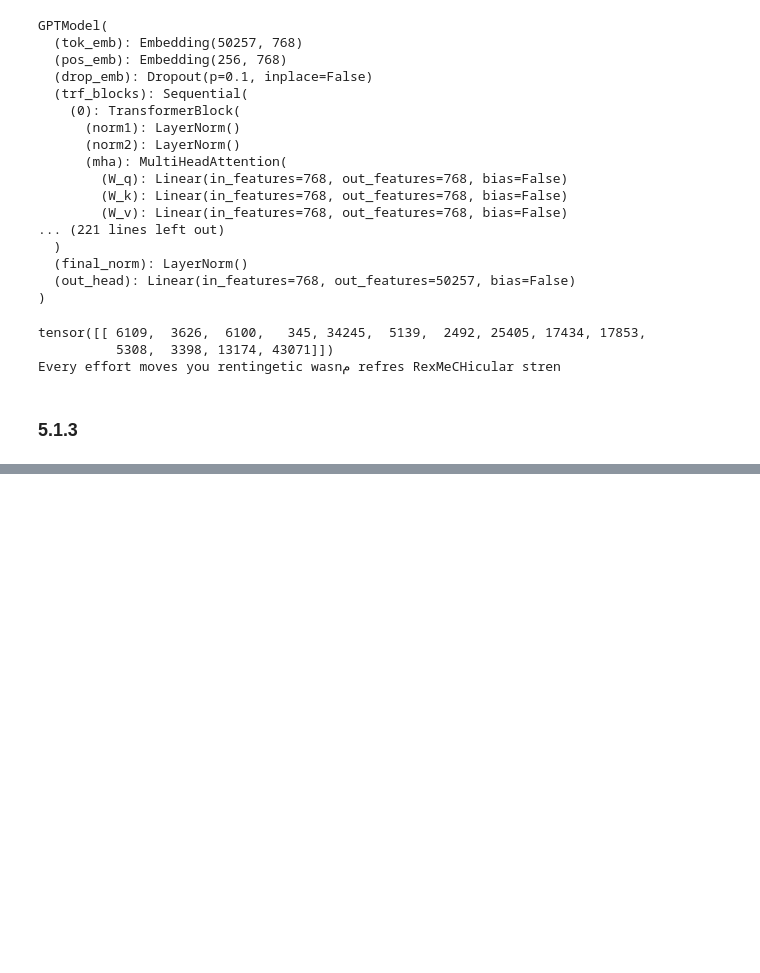
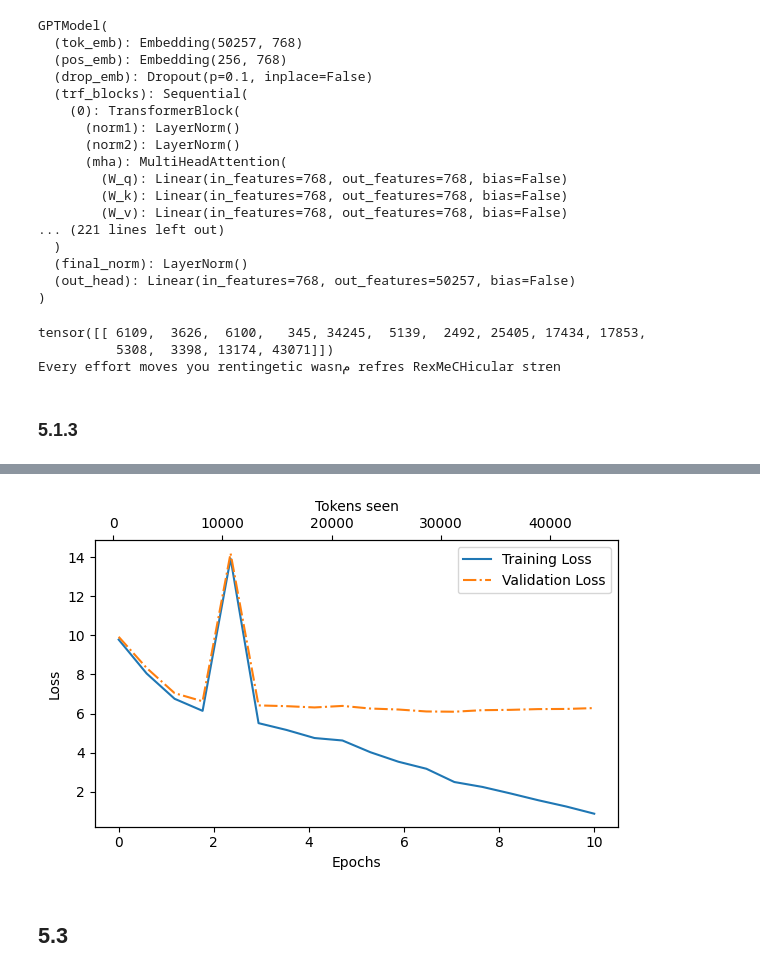
Before and after one commit to yashwantherukulla/LLM-from-Scratch, a Jupyter notebook: chapter05.ipynb, the cells around one changed output, grey strips where cells are left out. Drawn from its saved outputs; the diff is of its cells as text; code cells hidden in the pictures; blank space fills up the shorter version.

```diff
--- a/chapter05.ipynb
+++ b/chapter05.ipynb
@@ -83,0 +96,4 @@ Every effort moves you rentingetic wasnم refres RexMeCHicular stren
+# %%
+train_ratio = 0.9
+train_data = text_data[: int(0.9*len(text_data))]
+val_data = text_data[int(0.9*len(text_data)):]
@@ -83,0 +203,10 @@ Every effort moves you rentingetic wasnم refres RexMeCHicular stren
+# %%
+device = torch.device("cuda" if torch.cuda.is_available() else "cpu")
+model.to(device)
+
+with torch.no_grad():
+    train_loss = calc_loss_loader(train_loader, model, device)
+    val_loss = calc_loss_loader(val_loader, model, device)
+
+print("Training Loss: ", train_loss)
+print("Val Loss: ", val_loss)
@@ -83,0 +263,11 @@ Every effort moves you rentingetic wasnم refres RexMeCHicular stren
+# %%
+torch.manual_seed(123)
+model = GPTModel(GPT_CONFIG_124M)
+model.to(device)
+
+optimizer = AdamW(model.parameters(), lr=0.0004, weight_decay=0.1)
+num_epochs = 10
+start_context = "Every effort moves you"
+
+train_losses, val_losses, tokens_seen = train_model_simple(model, train_loader, val_loader, optimizer, device, num_epochs,
+                                                           eval_freq=5, eval_iter=5, start_context=start_context, tokenizer=tokenizer)
@@ -83,0 +292,24 @@ Every effort moves you rentingetic wasnم refres RexMeCHicular stren
+# %%
+import matplotlib.pyplot as plt
+from matplotlib.ticker import MaxNLocator
+
+def plot_losses(epochs_seen, tokens_seen, train_losses, val_losses):
+    fig, ax1 = plt.subplots(figsize=(6,4))
+    ax1.plot(epochs_seen, train_losses, label="Training Loss")
+    ax1.plot(epochs_seen, val_losses, linestyle='-.', label="Validation Loss")
+    ax1.set_xlabel("Epochs")
+    ax1.set_ylabel("Loss")
+    ax1.legend(loc="upper right")
+    ax1.xaxis.set_major_locator(MaxNLocator(integer=True))
+    ax2 = ax1.twiny() # creates a 2nd x-axis that shares the same y-axis
+    ax2.plot(tokens_seen, train_losses, alpha=0) # invisible plot for aligning ticks
+    ax2.set_xlabel("Tokens seen")
+    fig.tight_layout()
+    plt.show()
+
+epochs_tensor = torch.linspace(0, num_epochs, len(train_losses))
+plot_losses(epochs_tensor, tokens_seen, train_losses, val_losses)
+# %% [output]
+[figure, added]
+# %% [markdown]
+## 5.3
```
Also changed, not shown: parts of 27 cells of this notebook.
